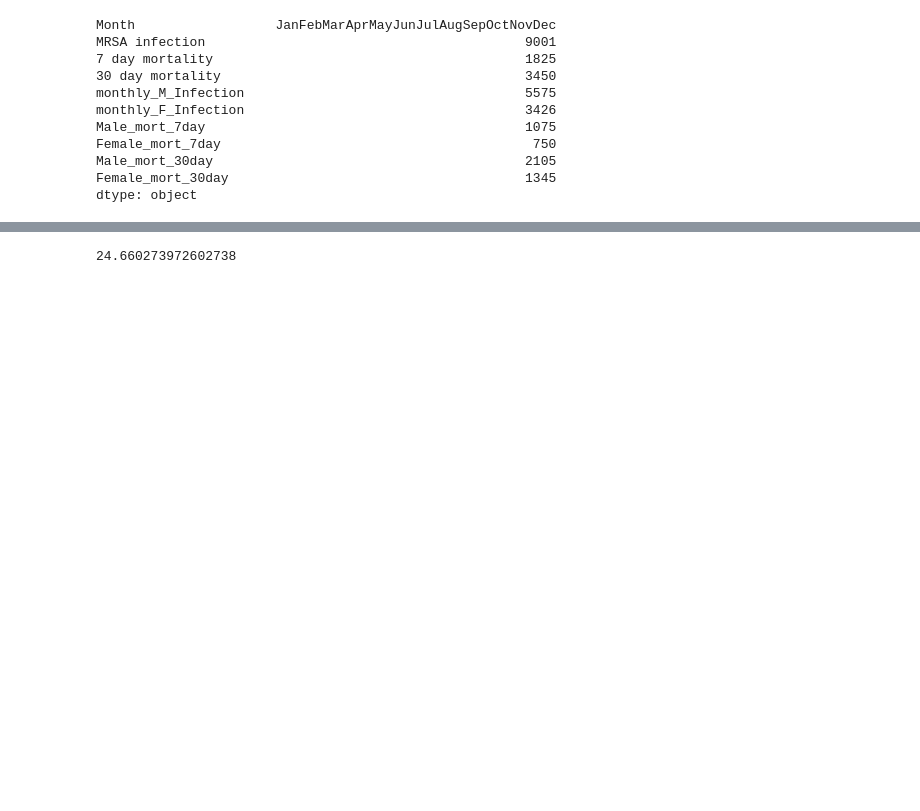
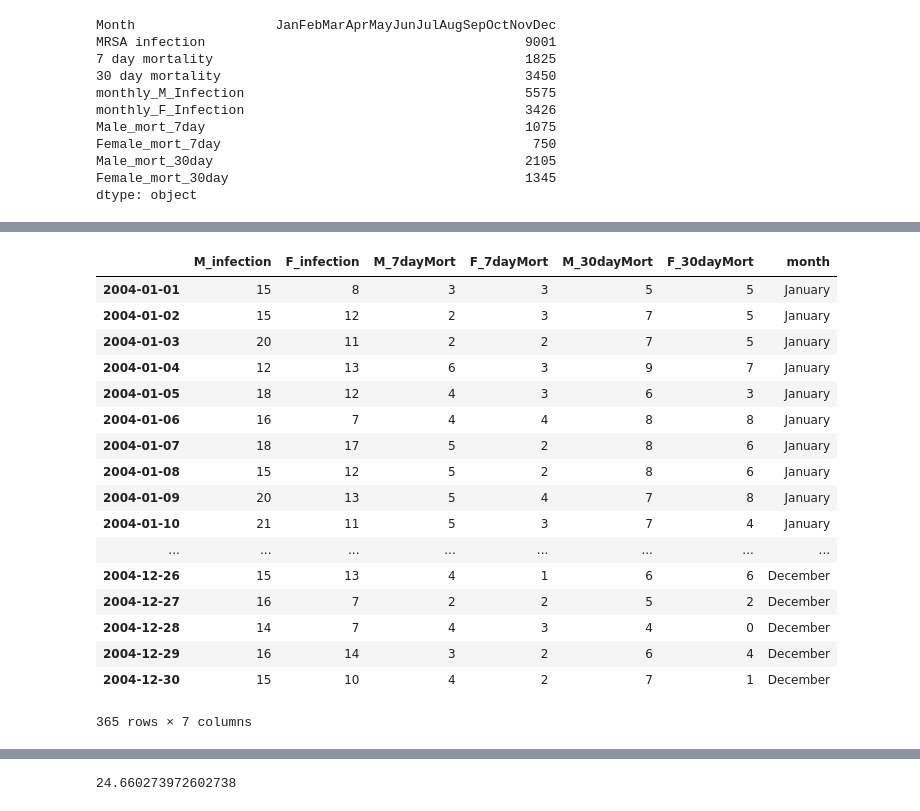
Before and after one commit to NurseQ/Simulation-Project-for-Programming-for-Data-Analysis-, a Jupyter notebook: Simulation Project.ipynb, the cells around one changed output, grey strips where cells are left out. Cells and saved outputs as stored; diff of their text form; code cells hidden in the pictures; blank space fills up the shorter version.

```diff
--- a/Simulation Project.ipynb
+++ b/Simulation Project.ipynb
@@ -319,0 +266,2 @@ year
+# %%
+sep = pd.DataFrame({'M_infection':np.random.binomial(21, .62, 30), 'F_infection': np.random.binomial(21, .38, 30), 'M_7dayMort': np.random.binomial(4, .59, 30), 'F_7dayMort': np.random.binomial(4, .41, 30), 'M_30dayMort': np.random.binomial(7, .61, 30),  'F_30dayMort': np.random.binomial(7, .39, 30) })
@@ -320,3 +274,43 @@ year
+# %%
+jan['month'] = 'January'
+feb['month'] = 'February'
+mar['month'] = 'March'
+apr['month'] = 'April'
+may['month'] = 'May'
+jun['month'] = 'June'
+jul['month'] = 'July'
+aug['month'] = 'August'
+sep['month'] = 'September'
+ocr['month'] = 'October'
+nov['month'] = 'November'
+dec['month'] = 'December'
+
+# put all the dataframe together
+year = pd.concat([jan, feb, mar, apr, may, jun, jul, aug, sep, ocr,nov,dec])
+
+#change the index to a pandas date range
+# https://pandas.pydata.org/pandas-docs/stable/generated/pandas.DataFrame.set_index.html
+oneYear = year.set_index(dateRng)
+oneYear
+# %% [output]
+|  | M_infection | F_infection | M_7dayMort | F_7dayMort | M_30dayMort | F_30dayMort | month |
+| 2004-01-01 | 15 | 8 | 3 | 3 | 5 | 5 | January |
+| 2004-01-02 | 15 | 12 | 2 | 3 | 7 | 5 | January |
+| 2004-01-03 | 20 | 11 | 2 | 2 | 7 | 5 | January |
+| 2004-01-04 | 12 | 13 | 6 | 3 | 9 | 7 | January |
+| 2004-01-05 | 18 | 12 | 4 | 3 | 6 | 3 | January |
+| 2004-01-06 | 16 | 7 | 4 | 4 | 8 | 8 | January |
+| 2004-01-07 | 18 | 17 | 5 | 2 | 8 | 6 | January |
+| 2004-01-08 | 15 | 12 | 5 | 2 | 8 | 6 | January |
+| 2004-01-09 | 20 | 13 | 5 | 4 | 7 | 8 | January |
+| 2004-01-10 | 21 | 11 | 5 | 3 | 7 | 4 | January |
+| ... | ... | ... | ... | ... | ... | ... | ... |
+| 2004-12-26 | 15 | 13 | 4 | 1 | 6 | 6 | December |
+| 2004-12-27 | 16 | 7 | 2 | 2 | 5 | 2 | December |
+| 2004-12-28 | 14 | 7 | 4 | 3 | 4 | 0 | December |
+| 2004-12-29 | 16 | 14 | 3 | 2 | 6 | 4 | December |
+| 2004-12-30 | 15 | 10 | 4 | 2 | 7 | 1 | December |
+365 rows × 7 columns
 # %%
 sns.lmplot(x='M_infection', y = 'F_infection', data = year)
 # %% [output]
```
Also changed, not shown: parts of 26 cells of this notebook.
